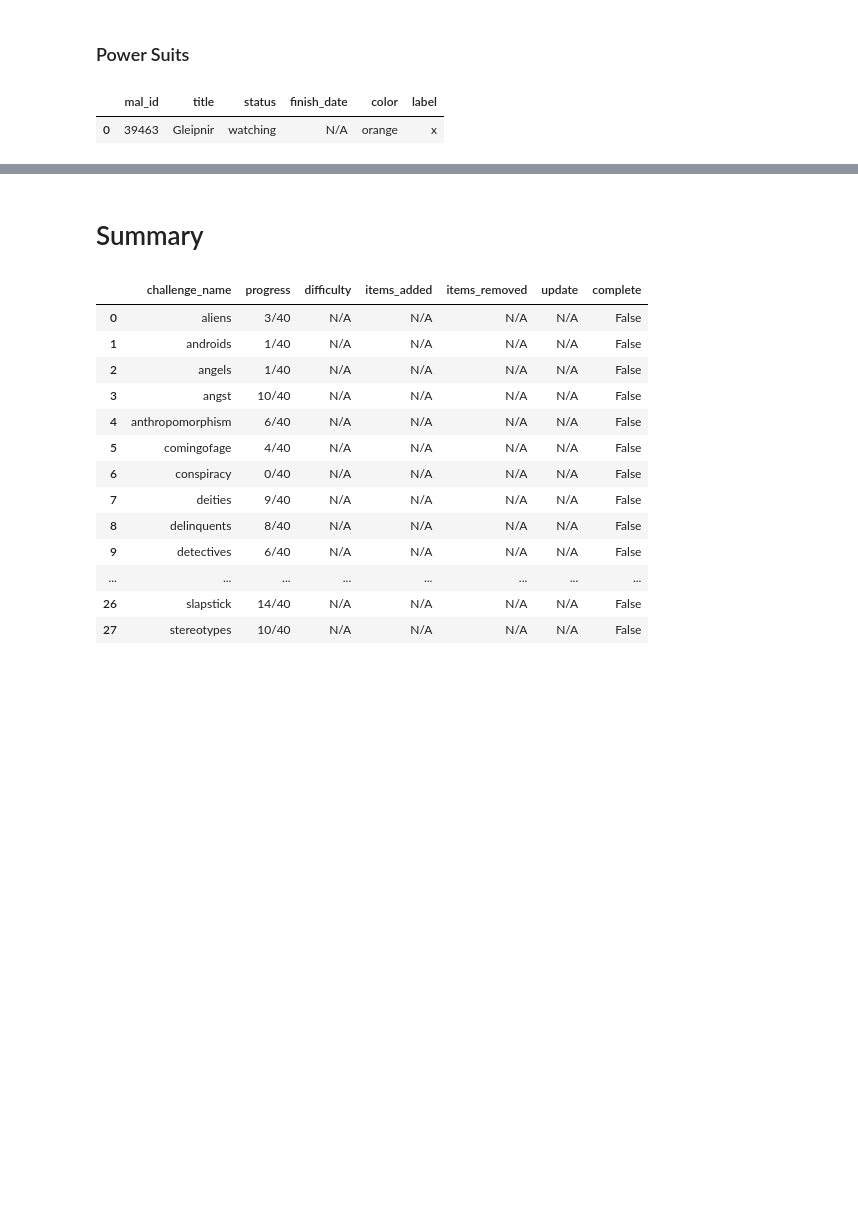
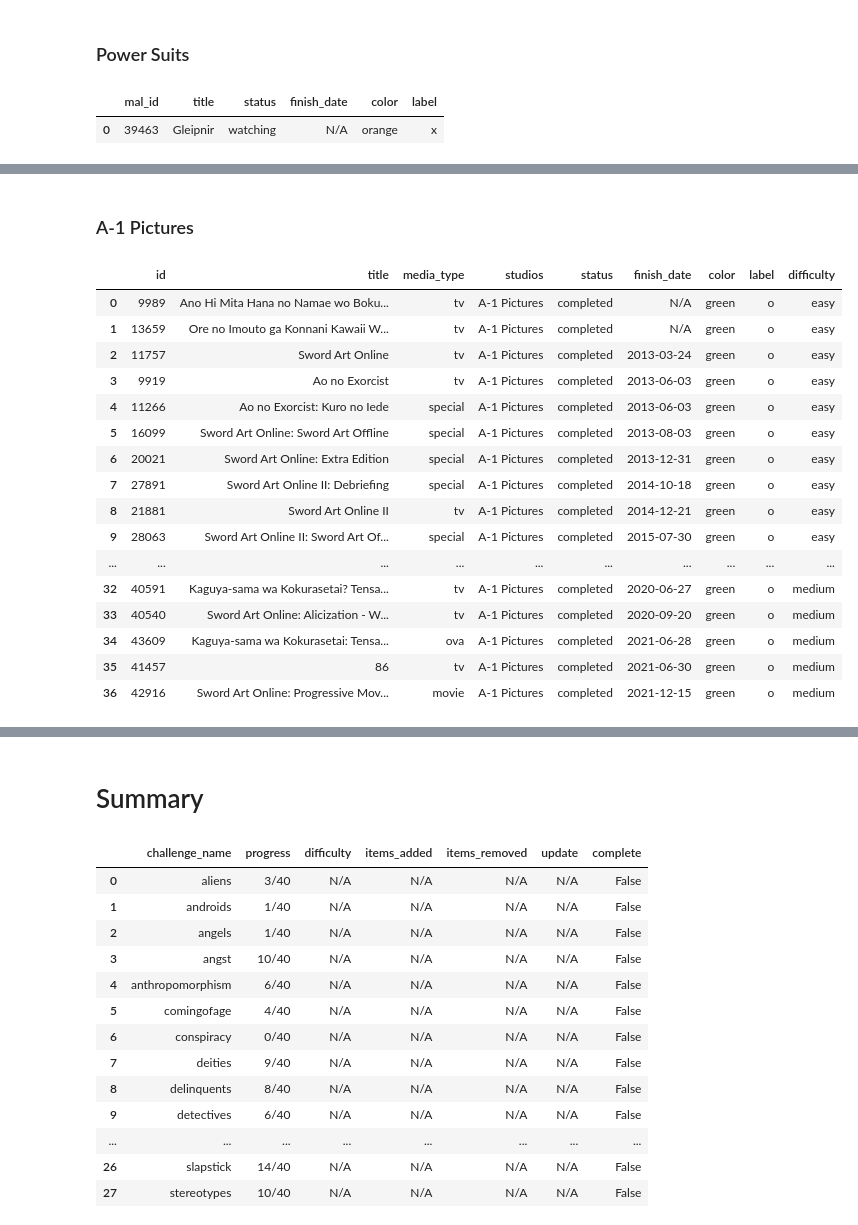
Before and after one commit to nerfsunny/MAL-Challenge-Tracker, a Jupyter notebook: AWC Club Challenges.ipynb, the cells around one changed output, grey strips where cells are left out. Drawn from its saved outputs; the diff is of its cells as text; code cells hidden in the pictures; blank space fills up the shorter version.

```diff
--- a/AWC Club Challenges.ipynb
+++ b/AWC Club Challenges.ipynb
@@ -607,0 +649,23 @@ powersuitsDF
+# %% [markdown]
+### A-1 Pictures
+# %%
+a1PicturesDF = specificStudios(myMALDF_Anime, 'A-1 Pictures', 1)
+a1PicturesDF
+# %% [output]
+|  | id | title | media_type | studios | status | finish_date | color | label | difficulty |
+| 0 | 9989 | Ano Hi Mita Hana no Namae wo Boku... | tv | A-1 Pictures | completed | N/A | green | o | easy |
+| 1 | 13659 | Ore no Imouto ga Konnani Kawaii W... | tv | A-1 Pictures | completed | N/A | green | o | easy |
+| 2 | 11757 | Sword Art Online | tv | A-1 Pictures | completed | 2013-03-24 | green | o | easy |
+| 3 | 9919 | Ao no Exorcist | tv | A-1 Pictures | completed | 2013-06-03 | green | o | easy |
+| 4 | 11266 | Ao no Exorcist: Kuro no Iede | special | A-1 Pictures | completed | 2013-06-03 | green | o | easy |
+| 5 | 16099 | Sword Art Online: Sword Art Offline | special | A-1 Pictures | completed | 2013-08-03 | green | o | easy |
+| 6 | 20021 | Sword Art Online: Extra Edition | special | A-1 Pictures | completed | 2013-12-31 | green | o | easy |
+| 7 | 27891 | Sword Art Online II: Debriefing | special | A-1 Pictures | completed | 2014-10-18 | green | o | easy |
+| 8 | 21881 | Sword Art Online II | tv | A-1 Pictures | completed | 2014-12-21 | green | o | easy |
+| 9 | 28063 | Sword Art Online II: Sword Art Of... | special | A-1 Pictures | completed | 2015-07-30 | green | o | easy |
+| ... | ... | ... | ... | ... | ... | ... | ... | ... | ... |
+| 32 | 40591 | Kaguya-sama wa Kokurasetai? Tensa... | tv | A-1 Pictures | completed | 2020-06-27 | green | o | medium |
+| 33 | 40540 | Sword Art Online: Alicization - W... | tv | A-1 Pictures | completed | 2020-09-20 | green | o | medium |
+| 34 | 43609 | Kaguya-sama wa Kokurasetai: Tensa... | ova | A-1 Pictures | completed | 2021-06-28 | green | o | medium |
+| 35 | 41457 | 86 | tv | A-1 Pictures | completed | 2021-06-30 | green | o | medium |
+| 36 | 42916 | Sword Art Online: Progressive Mov... | movie | A-1 Pictures | completed | 2021-12-15 | green | o | medium |
```
Also changed, not shown: parts of 19 cells of this notebook.
